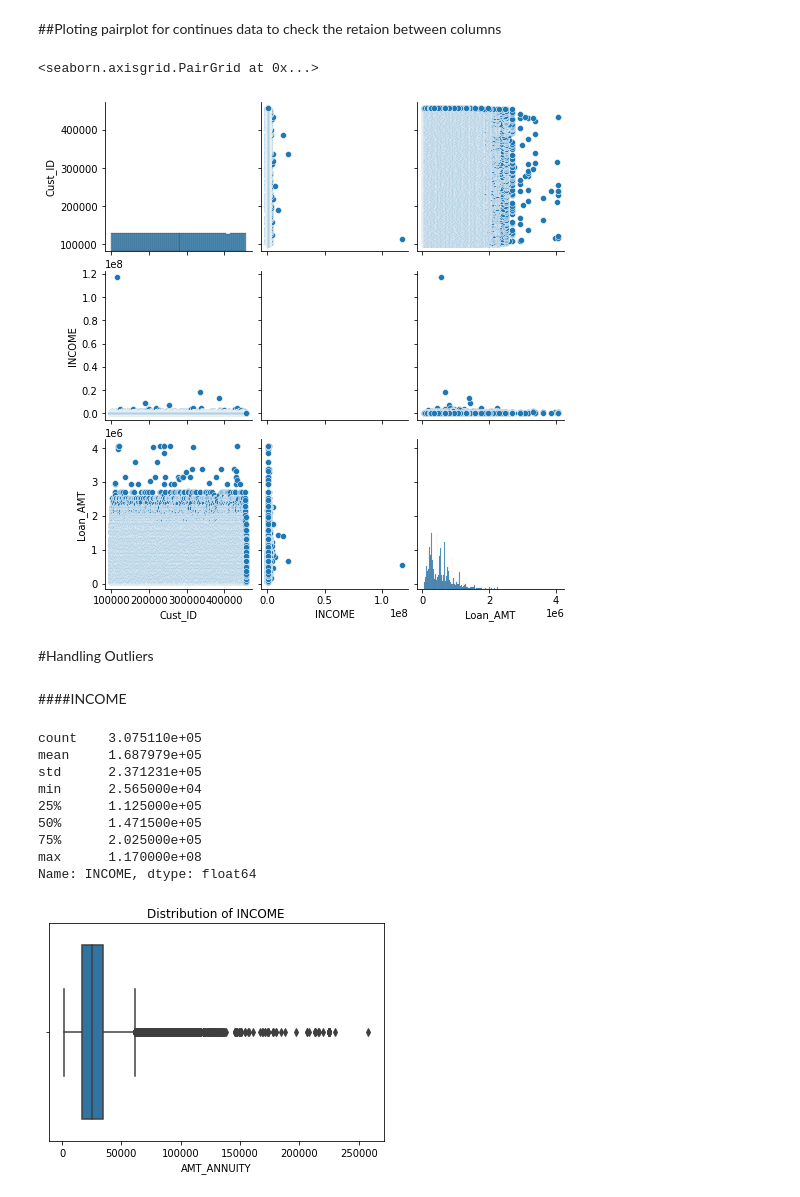
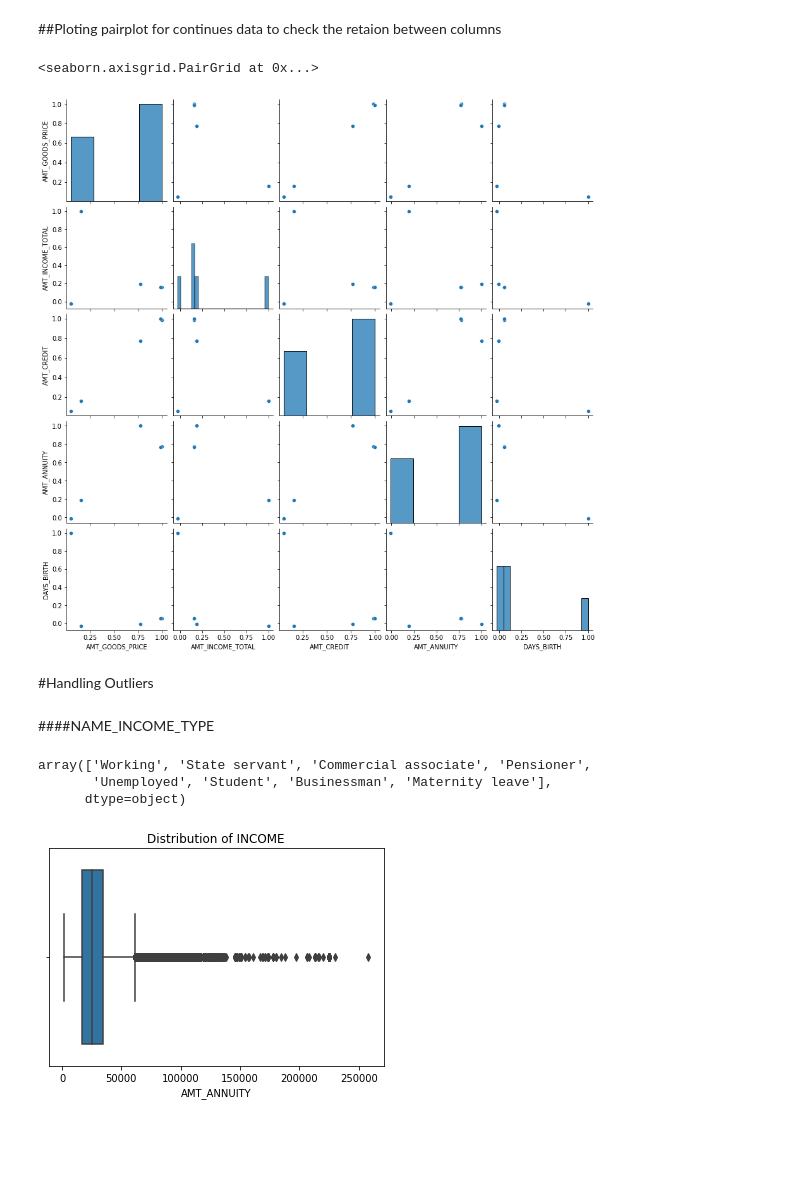
Before and after one commit to annuushhqaaa/Team8-2209403213_Anushka-Umbre, a Jupyter notebook: Team_8_Module_Test_(Part_1)_AAS.ipynb, the cells around one changed output. Drawn from its saved outputs; the diff is of its cells as text; code cells hidden in the pictures; blank space fills up the shorter version.

```diff
--- a/Team_8_Module_Test_(Part_1)_AAS.ipynb
+++ b/Team_8_Module_Test_(Part_1)_AAS.ipynb
@@ -333,0 +860,3 @@ new_df=new_df.replace(np.nan, 'NAN')
+# %%
+#Changing city from int to object
+new_df['REG_CITY_NOT_LIVE_CITY'] = new_df['REG_CITY_NOT_LIVE_CITY'].astype(object)
@@ -333,0 +868,3 @@ new_df=new_df.replace(np.nan, 'NAN')
+# %%
+#Changing city from int to object
+new_df['REG_CITY_NOT_WORK_CITY'] = new_df['REG_CITY_NOT_WORK_CITY'].astype(object)
@@ -334,3 +876,6 @@ new_df=new_df.replace(np.nan, 'NAN')
+# %%
+#Changing city from int to object
+new_df['LIVE_CITY_NOT_WORK_CITY']=new_df['LIVE_CITY_NOT_WORK_CITY'].astype(object)
 # %% [markdown]
 ###Understanding the Categorical variables
 # %%
@@ -665,0 +1005,3 @@ cat_df.corr()
+# %%
+cat3_df=new_df[['AMT_GOODS_PRICE','AMT_INCOME_TOTAL', 'AMT_CREDIT','AMT_ANNUITY','DAYS_BIRTH']].corr()
+cat3_df
@@ -666,25 +1015,19 @@ cat_df.corr()
 # %% [markdown]
 ##Ploting pairplot  for continues data to check the retaion between columns
 # %%
-sns.pairplot(data=cat_df)
+sns.pairplot(data=cat3_df)
 # %% [output]
 <seaborn.axisgrid.PairGrid at 0x...>
-[figure, old version]
+[figure, new version]
 # %% [markdown]
 #Handling Outliers
 # %% [markdown]
-####INCOME
+####NAME_INCOME_TYPE
 # %%
 #Checking outliers for INCOME
-cat_df.INCOME.describe()
+new_df.NAME_INCOME_TYPE.unique()
 # %% [output]
-count    3.075110e+05
-mean     1.687979e+05
-std      2.371231e+05
-min      2.565000e+04
-25%      1.125000e+05
-50%      1.471500e+05
-75%      2.025000e+05
-max      1.170000e+08
-Name: INCOME, dtype: float64
+array(['Working', 'State servant', 'Commercial associate', 'Pensioner',
+       'Unemployed', 'Student', 'Businessman', 'Maternity leave'],
+      dtype=object)
 # %%
```
Also changed, not shown: parts of 176 cells of this notebook.
